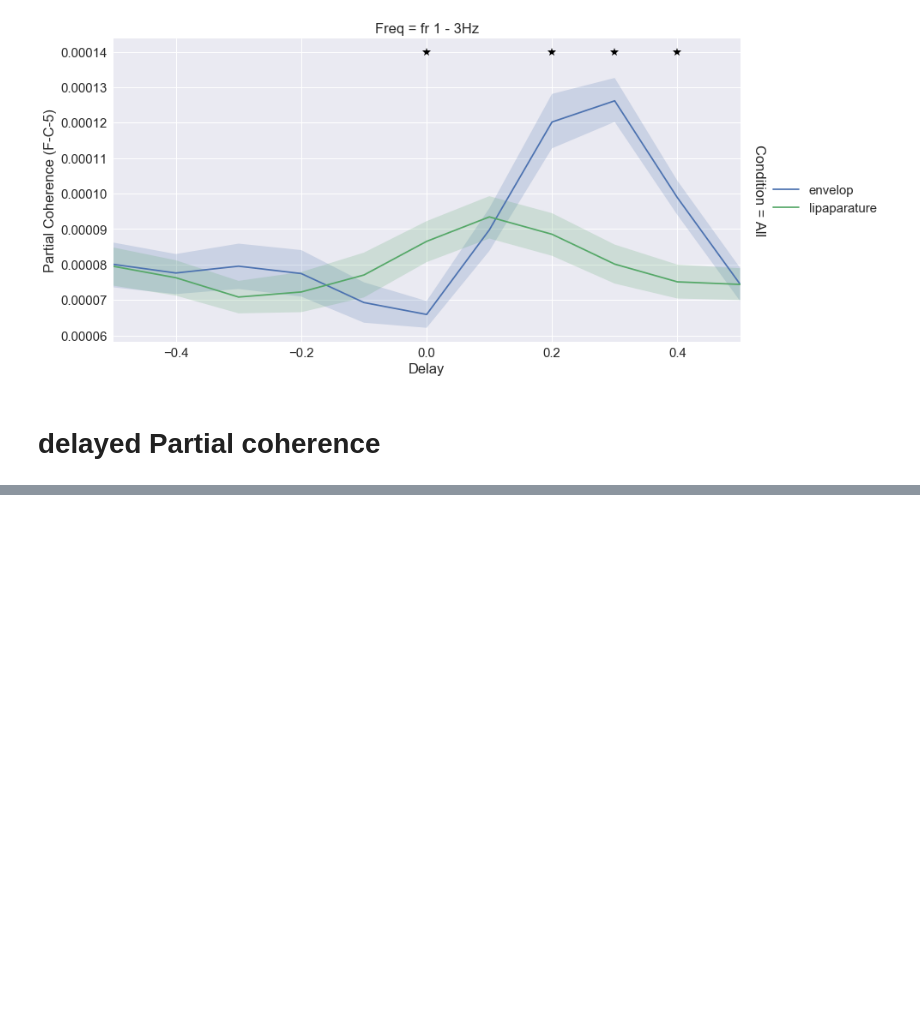
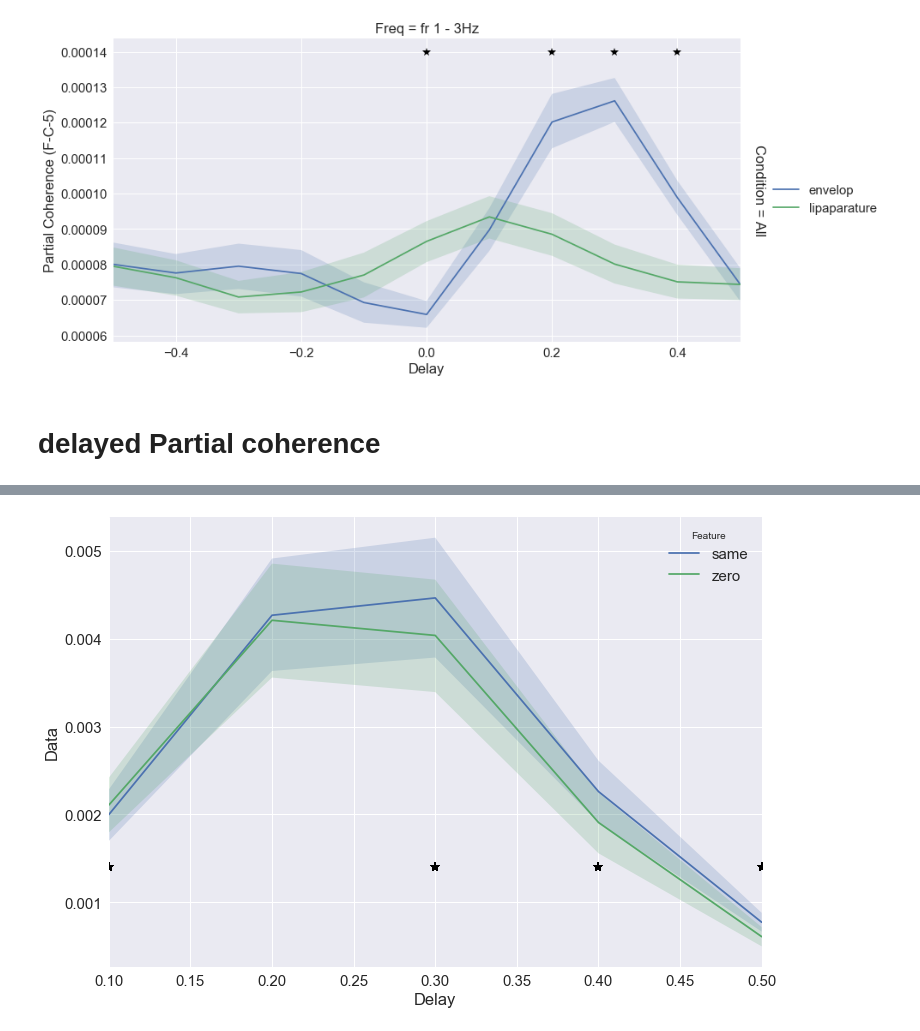
Before and after one commit to sankar-mukherjee/entrainment_python, a Jupyter notebook: partialCoherence_investigate.ipynb, the cells around one changed output, grey strips where cells are left out. Cells and saved outputs as stored; diff of their text form; code cells hidden in the pictures; blank space fills up the shorter version.

```diff
--- a/partialCoherence_investigate.ipynb
+++ b/partialCoherence_investigate.ipynb
@@ -372,3 +423,13 @@ a = pd.concat((frame),axis=0)
+# %%
+x = a[a['p-value'] <= 0.05]['Delay'].get_values()
+y = np.repeat(0.0014,len(x))
+
+fig, ax = plt.subplots(figsize=(11.7, 8.27))
+b=sns.tsplot(data=a,time="Delay", unit="Subject",condition="Feature", value='Data',ax=ax)
+# mark the signifiancant point
+x = plt.plot(x,y, marker='*', color='k',markersize=10,linestyle='')
+# %% [output]
+[figure, added]
 # %%
 fig, ax = plt.subplots(figsize=(11.7, 8.27))
 b = sns.barplot(x="Name", y="Data", data=a,ax=ax)
```
Also changed, not shown: parts of 6 cells of this notebook, 1 other file.
